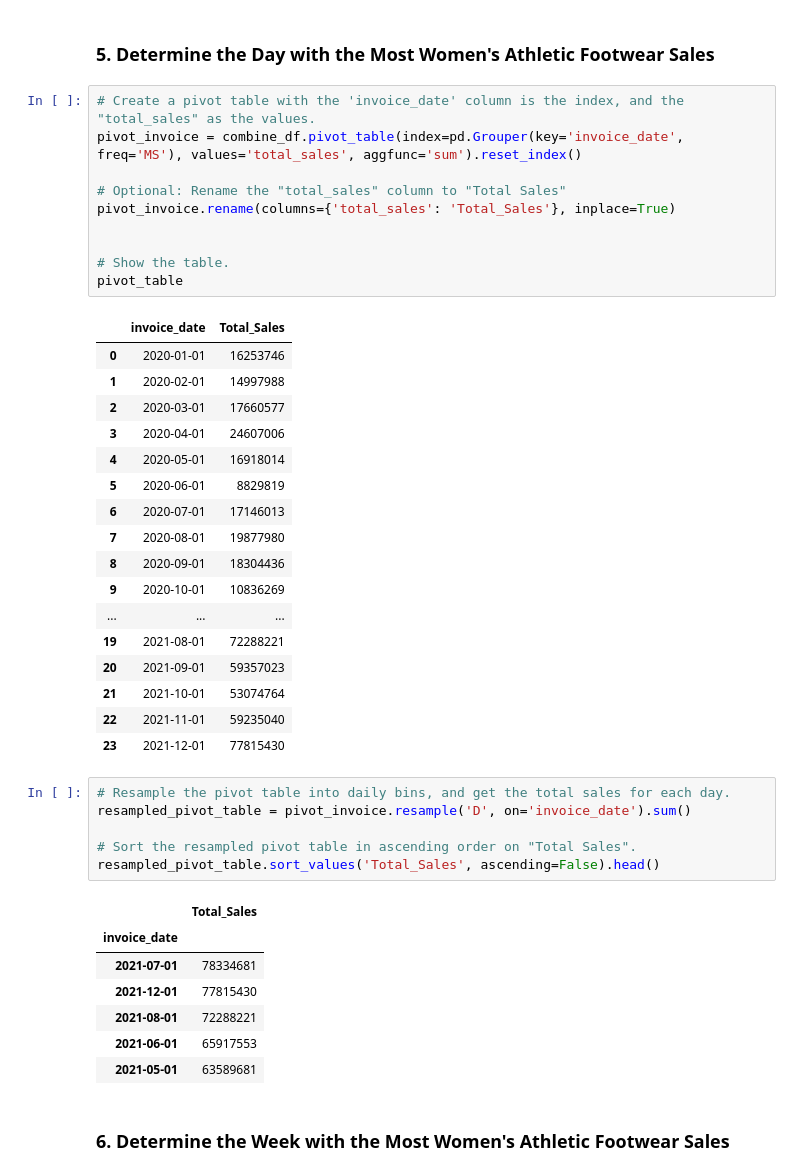
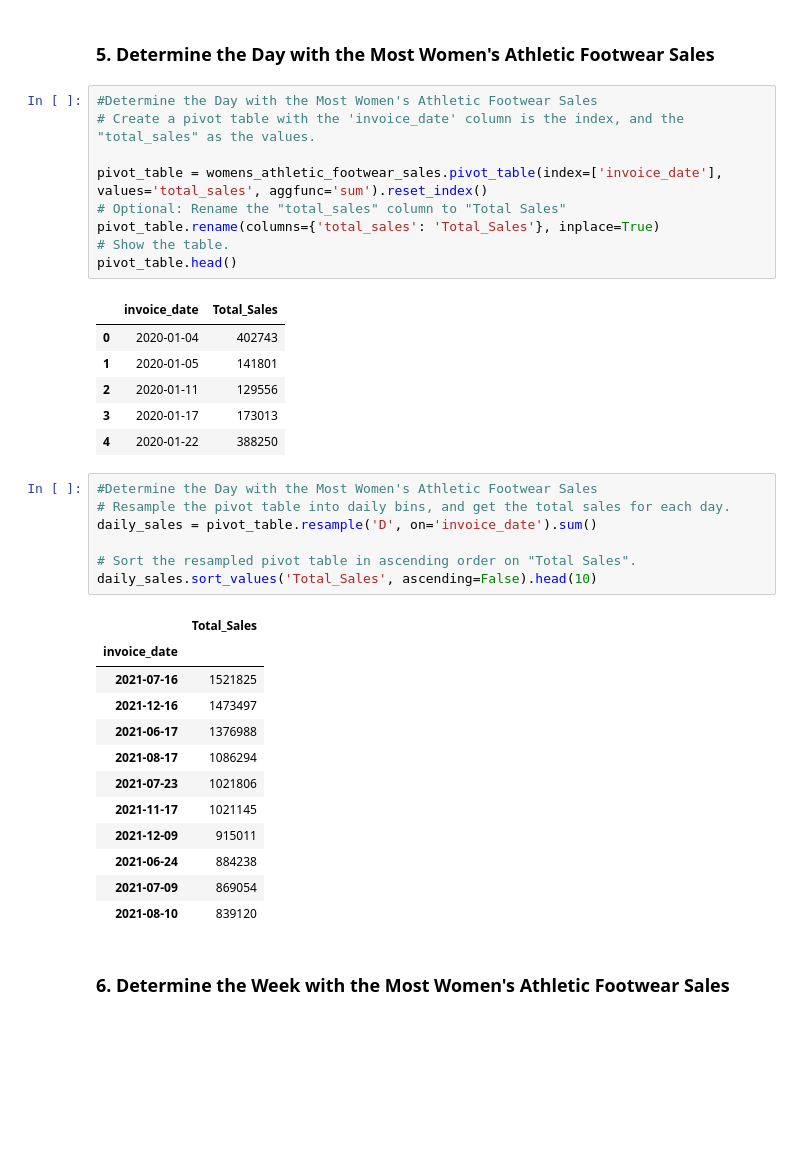
Before and after one commit to Tasnyde/athletic_sales_analysis, a Jupyter notebook: athletic_sales_analysis_starter_code.ipynb, the cells around one changed output. Drawn from its saved outputs; the diff is of its cells as text; blank space fills up the shorter version.

```diff
--- a/athletic_sales_analysis_starter_code.ipynb
+++ b/athletic_sales_analysis_starter_code.ipynb
@@ -294,47 +300,41 @@ pivot_table.sort_values('Womens_Footwear_Units_Sold', ascending=False).head()
 # %% [markdown]
 ### 5. Determine the Day with the Most Women's Athletic Footwear Sales
 # %%
+#Determine the Day with the Most Women's Athletic Footwear Sales
 # Create a pivot table with the 'invoice_date' column is the index, and the "total_sales" as the values.
-pivot_invoice = combine_df.pivot_table(index=pd.Grouper(key='invoice_date', freq='MS'), values='total_sales', aggfunc='sum').reset_index()
 
+pivot_table = womens_athletic_footwear_sales.pivot_table(index=['invoice_date'], values='total_sales', aggfunc='sum').reset_index()
 # Optional: Rename the "total_sales" column to "Total Sales"
-pivot_invoice.rename(columns={'total_sales': 'Total_Sales'}, inplace=True)
-
-
+pivot_table.rename(columns={'total_sales': 'Total_Sales'}, inplace=True)
 # Show the table.
-pivot_table
+pivot_table.head()
 # %% [output]
 |  | invoice_date | Total_Sales |
-| 0 | 2020-01-01 | 16253746 |
-| 1 | 2020-02-01 | 14997988 |
-| 2 | 2020-03-01 | 17660577 |
-| 3 | 2020-04-01 | 24607006 |
-| 4 | 2020-05-01 | 16918014 |
-| 5 | 2020-06-01 | 8829819 |
-| 6 | 2020-07-01 | 17146013 |
-| 7 | 2020-08-01 | 19877980 |
-| 8 | 2020-09-01 | 18304436 |
-| 9 | 2020-10-01 | 10836269 |
-| ... | ... | ... |
-| 19 | 2021-08-01 | 72288221 |
-| 20 | 2021-09-01 | 59357023 |
-| 21 | 2021-10-01 | 53074764 |
-| 22 | 2021-11-01 | 59235040 |
-| 23 | 2021-12-01 | 77815430 |
+| 0 | 2020-01-04 | 402743 |
+| 1 | 2020-01-05 | 141801 |
+| 2 | 2020-01-11 | 129556 |
+| 3 | 2020-01-17 | 173013 |
+| 4 | 2020-01-22 | 388250 |
 # %%
+#Determine the Day with the Most Women's Athletic Footwear Sales
 # Resample the pivot table into daily bins, and get the total sales for each day.
-resampled_pivot_table = pivot_invoice.resample('D', on='invoice_date').sum()
+daily_sales = pivot_table.resample('D', on='invoice_date').sum()
 
 # Sort the resampled pivot table in ascending order on "Total Sales".
-resampled_pivot_table.sort_values('Total_Sales', ascending=False).head()
+daily_sales.sort_values('Total_Sales', ascending=False).head(10)
 # %% [output]
 |  | Total_Sales |
 | invoice_date |  |
-| 2021-07-01 | 78334681 |
-| 2021-12-01 | 77815430 |
-| 2021-08-01 | 72288221 |
-| 2021-06-01 | 65917553 |
-| 2021-05-01 | 63589681 |
+| 2021-07-16 | 1521825 |
+| 2021-12-16 | 1473497 |
+| 2021-06-17 | 1376988 |
+| 2021-08-17 | 1086294 |
+| 2021-07-23 | 1021806 |
+| 2021-11-17 | 1021145 |
+| 2021-12-09 | 915011 |
+| 2021-06-24 | 884238 |
+| 2021-07-09 | 869054 |
+| 2021-08-10 | 839120 |
 # %% [markdown]
 ### 6.  Determine the Week with the Most Women's Athletic Footwear Sales
 # %%
```
Also changed, not shown: parts of 3 cells of this notebook.
